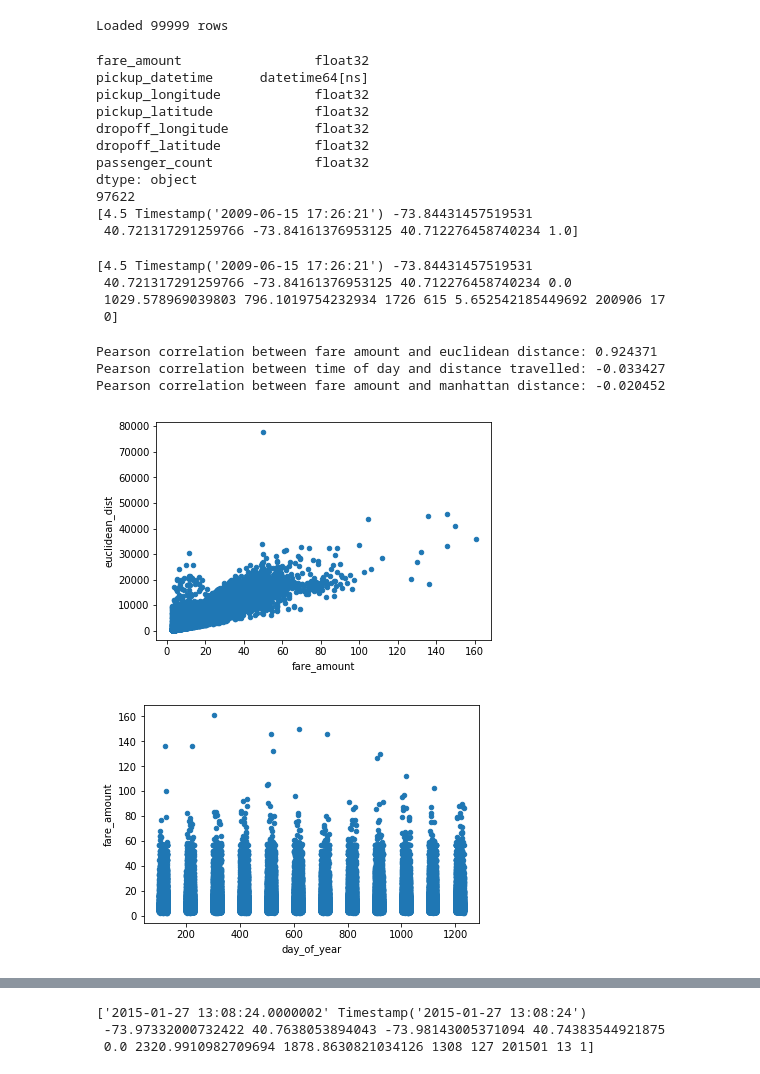
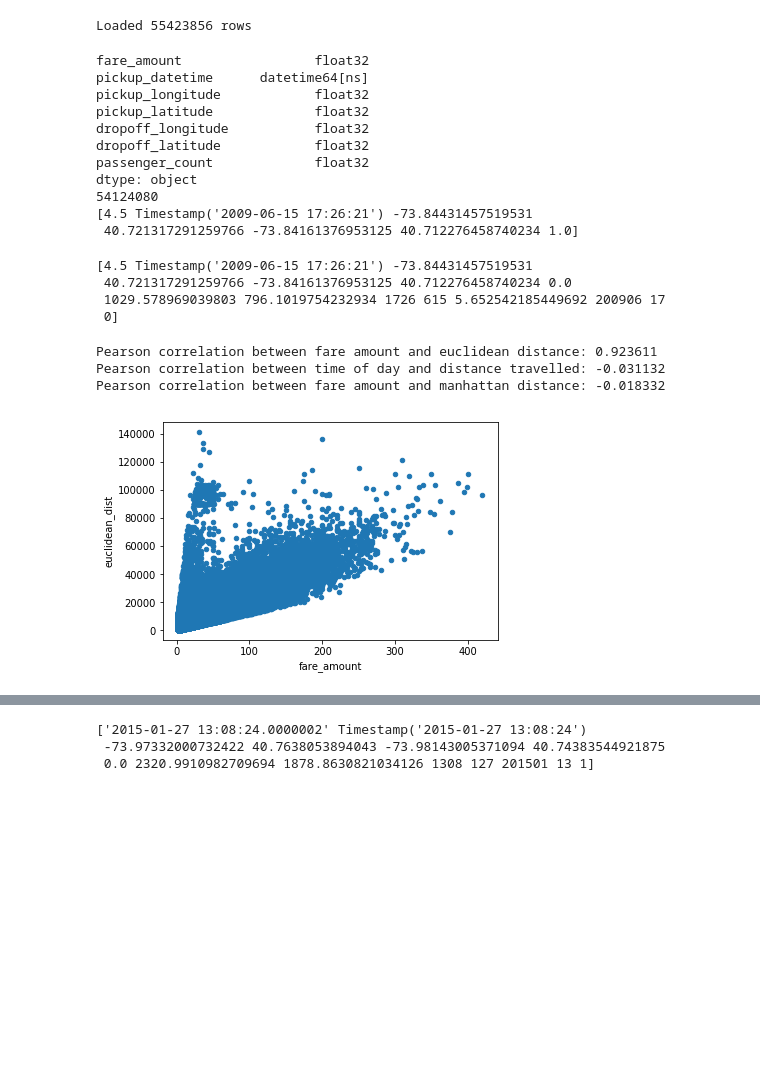
Before and after one commit to jainrish/cse519-data-science, a Jupyter notebook: HW2/all (1)/HW2.ipynb, the cells around one changed output, grey strips where cells are left out. Saved outputs shown, nothing was run; the diff lists cells and outputs as text; code cells hidden in the pictures; blank space fills up the shorter version.

```diff
--- a/HW2/all (1)/HW2.ipynb
+++ b/HW2/all (1)/HW2.ipynb
@@ -15,12 +15,12 @@ from sklearn import preprocessing
 import os
 import csv
 
-taxi_train_df = pd.read_csv('train-100k.csv',  error_bad_lines=False, usecols=range(1,8))
+taxi_train_df = pd.read_csv('train.csv',  error_bad_lines=False, usecols=range(1,8))
 print("Loaded %d rows" % len(taxi_train_df))
 # %% [output]
-Loaded 99999 rows
+Loaded 55423856 rows
 # %%
-#clean the data
+#Task 1 clean the data
 
 num_cols = ['fare_amount', 'pickup_longitude', 'pickup_latitude', 'dropoff_longitude', 'dropoff_latitude', 'passenger_count']
 date_cols = ['pickup_datetime']
@@ -52,7 +52,7 @@ dropoff_longitude           float32
 dropoff_latitude            float32
 passenger_count             float32
 dtype: object
-97622
+54124080
 [4.5 Timestamp('2009-06-15 17:26:21') -73.84431457519531
  40.721317291259766 -73.84161376953125 40.712276458740234 1.0]
 # %%
@@ -133,23 +133,21 @@ taxi_train_df = taxi_train_df.dropna()
  1029.578969039803 796.1019754232934 1726 615 5.652542185449692 200906 17
  0]
 # %%
-#2.1
+#Task 2.1
 print("Pearson correlation between fare amount and euclidean distance: %f" % stats.pearsonr(taxi_train_df.fare_amount, taxi_train_df.euclidean_dist)[0])
 
-#2.2
+#Task 2.2
 print("Pearson correlation between time of day and distance travelled: %f" % stats.pearsonr(taxi_train_df.time_of_day, taxi_train_df.manhattan_dist)[0])
 
-#2.3
+#Task 2.3
 print("Pearson correlation between fare amount and manhattan distance: %f" % stats.pearsonr(taxi_train_df.time_of_day, taxi_train_df.fare_amount)[0])
 # %% [output]
-Pearson correlation between fare amount and euclidean distance: 0.924371
-Pearson correlation between time of day and distance travelled: -0.033427
-Pearson correlation between fare amount and manhattan distance: -0.020452
+Pearson correlation between fare amount and euclidean distance: 0.923611
+Pearson correlation between time of day and distance travelled: -0.031132
+Pearson correlation between fare amount and manhattan distance: -0.018332
 # %%
-#3.1.1 Plot between taxi fare and distance travelled
+#Task 3.1.1 Plot between taxi fare and distance travelled
 plot = taxi_train_df.plot.scatter('fare_amount', 'euclidean_dist')
-plot = taxi_train_df.plot.scatter('day_of_year', 'fare_amount')
 # %% [output]
-[figure, old version]
+[figure, new version]
-[figure, removed]
 # %%
```
Also changed, not shown: parts of 17 cells of this notebook.
